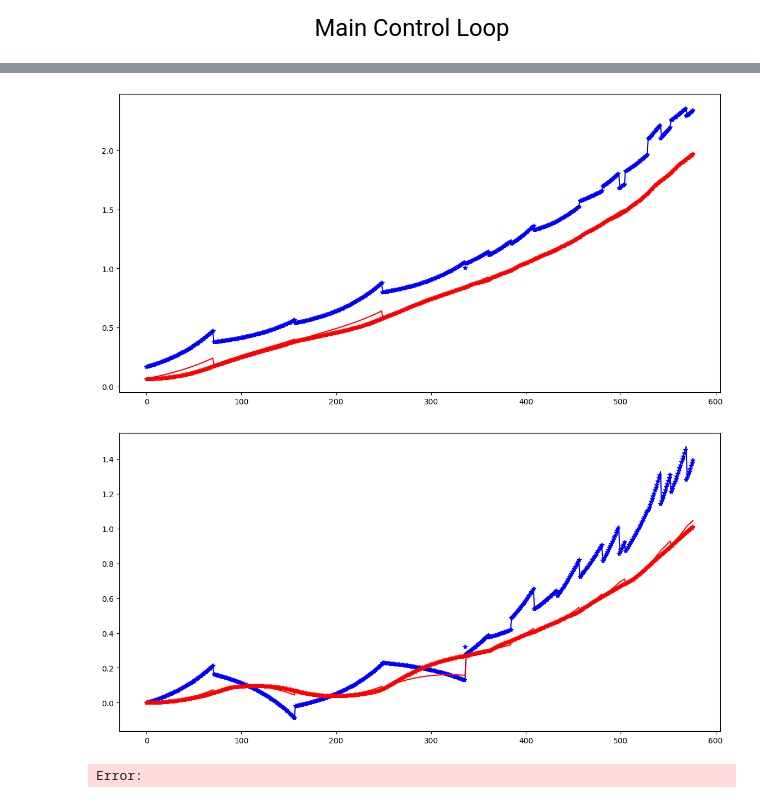
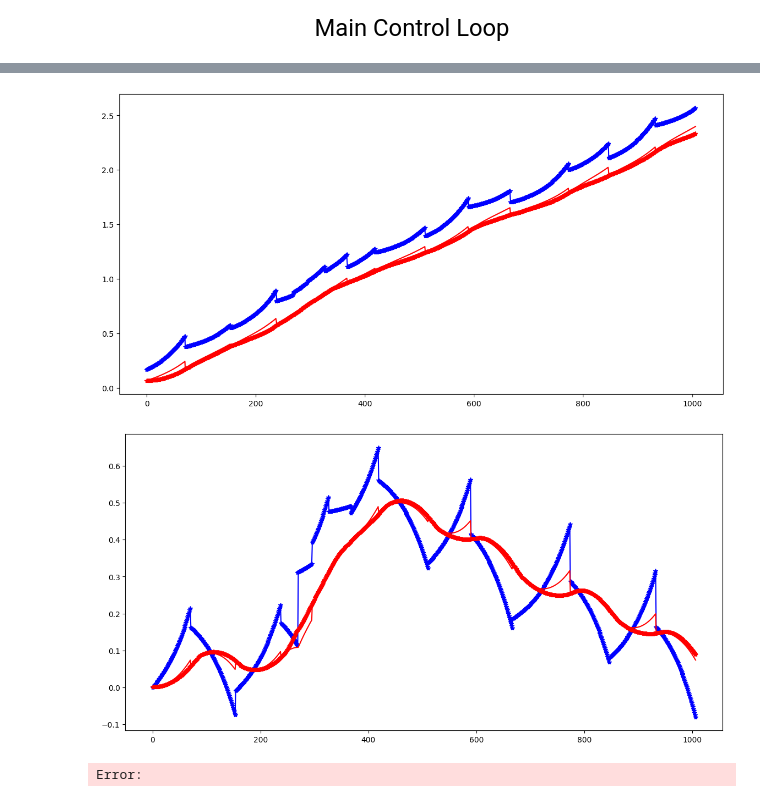
Before and after one commit to Armonis5/lr-biped-start, a Jupyter notebook: DCM-Locomotion.ipynb, the cells around one changed output, grey strips where cells are left out. Saved outputs shown, nothing was run; the diff lists cells and outputs as text; code cells hidden in the pictures.

```diff
--- a/DCM-Locomotion.ipynb
+++ b/DCM-Locomotion.ipynb
@@ -256,7 +248,7 @@ jointsPositions[0:4]=bodyPositions
 
 NominalStepWidth=0.1#Nominal lateralDistanceOfFeet/2
 NominalStepLength=0.5 # Nominal longitudinal distance between two sequential feet
-NominalStepDuration = 0.4 #todo tune Nominal step duration to find a value that push reovery works
+NominalStepDuration = 0.385 #todo tune Nominal step duration to find a value that push reovery works
 
 stepWidth = NominalStepWidth
 stepLength = NominalStepLength
@@ -311,7 +303,7 @@ CoPY=p.getLinkState(robotID,29)[0][1] #initial CoP position in y direction
 cur_dir = os.getcwd()
 curr_recording = p.startStateLogging(p.STATE_LOGGING_VIDEO_MP4,cur_dir + "/Walking"+ ".mp4")
 
-maximumFootHeight = 0.2
+maximumFootHeight = 0.22
 
 #create some lists for collecting data and plotting
 DCMTrajectory = list("")
@@ -428,7 +420,7 @@ while True:
    #todo: #nominal sigma (function of NominalStepDuration)
 
    #make a boundry limit for the next step position and duration
-   CoPTMaxX = CoPNoMX + 0.85 #todo next step position maximum constraits for x, add a value and tune it to have simulation working
+   CoPTMaxX = CoPNoMX + 0.82 #todo next step position maximum constraits for x, add a value and tune it to have simulation working
    #todo next step position maximum constraits for x,  add a value and tune it to have simulation working
    CoPTMaxY = CoPNoMY + 0.15
     #todo next step position maximum constraits for y, add a value and tune it to have simulation working
@@ -608,5 +600,5 @@ video:474kB audio:0kB subtitle:0kB other streams:0kB global headers:0kB muxing o
-[figure, old version]
+[figure, new version]
-[figure, old version]
+[figure, new version]
 Error:
 # %%
 time.sleep(7)
```
Also changed, not shown: parts of 5 cells of this notebook.
